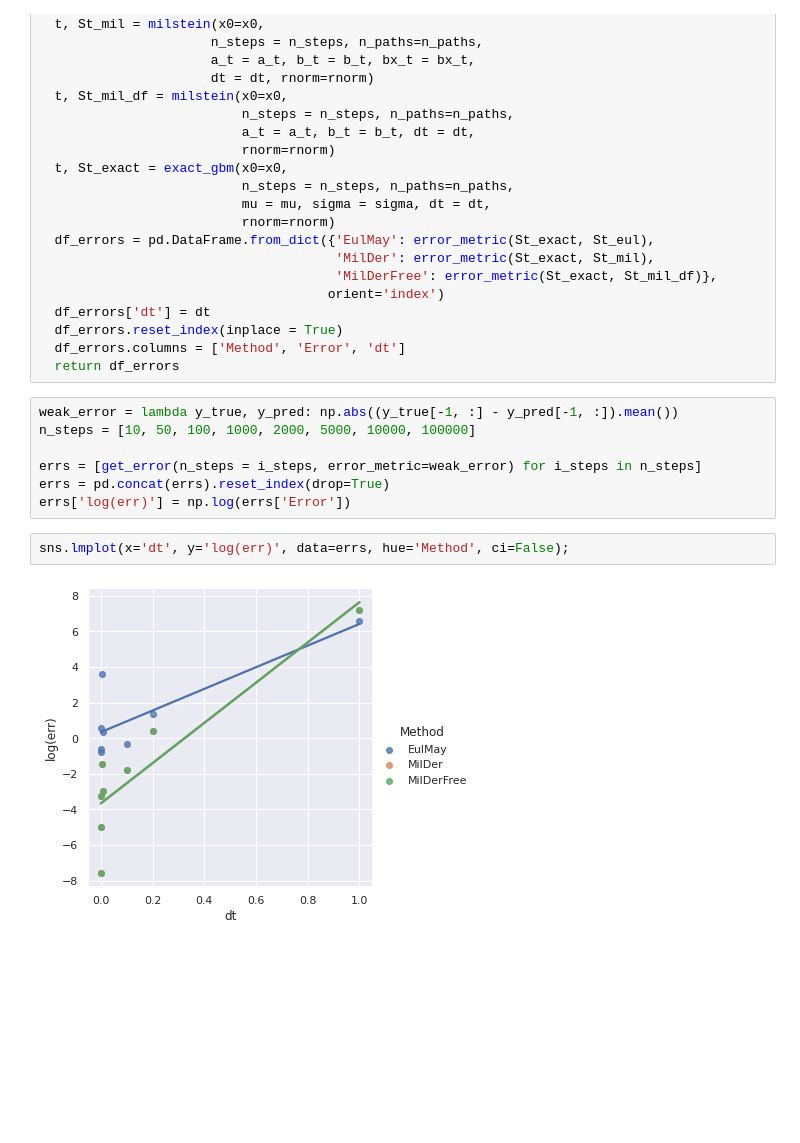
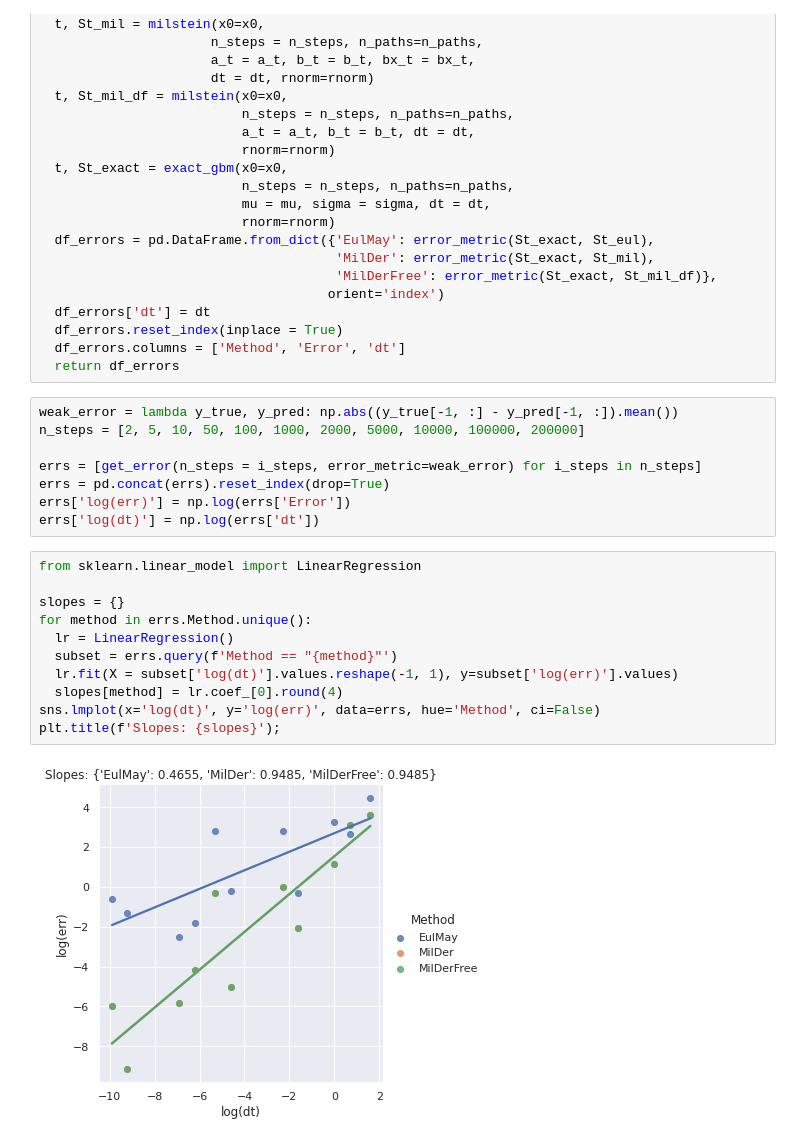
Before and after one commit to PiotMik/quantutils, a Jupyter notebook: examples/Convergence_Analysis.ipynb, the cells around one changed output. Drawn from its saved outputs; the diff is of its cells as text; blank space fills up the shorter version.

```diff
--- a/examples/Convergence_Analysis.ipynb
+++ b/examples/Convergence_Analysis.ipynb
@@ -162,12 +162,22 @@ def get_error(n_steps, error_metric: Callable):
   return df_errors
 # %%
 weak_error = lambda y_true, y_pred: np.abs((y_true[-1, :] - y_pred[-1, :]).mean())
-n_steps = [10, 50, 100, 1000, 2000, 5000, 10000, 100000]
+n_steps = [2, 5, 10, 50, 100, 1000, 2000, 5000, 10000, 100000, 200000]
 
 errs = [get_error(n_steps = i_steps, error_metric=weak_error) for i_steps in n_steps]
 errs = pd.concat(errs).reset_index(drop=True)
 errs['log(err)'] = np.log(errs['Error'])
+errs['log(dt)'] = np.log(errs['dt'])
-# %%
-sns.lmplot(x='dt', y='log(err)', data=errs, hue='Method', ci=False);
-# %% [output]
-[figure, removed]
+# %%
+from sklearn.linear_model import LinearRegression
+
+slopes = {}
+for method in errs.Method.unique():
+  lr = LinearRegression()
+  subset = errs.query(f'Method == "{method}"')
+  lr.fit(X = subset['log(dt)'].values.reshape(-1, 1), y=subset['log(err)'].values)
+  slopes[method] = lr.coef_[0].round(4)
+sns.lmplot(x='log(dt)', y='log(err)', data=errs, hue='Method', ci=False)
+plt.title(f'Slopes: {slopes}');
+# %% [output]
+[figure, added]
```
